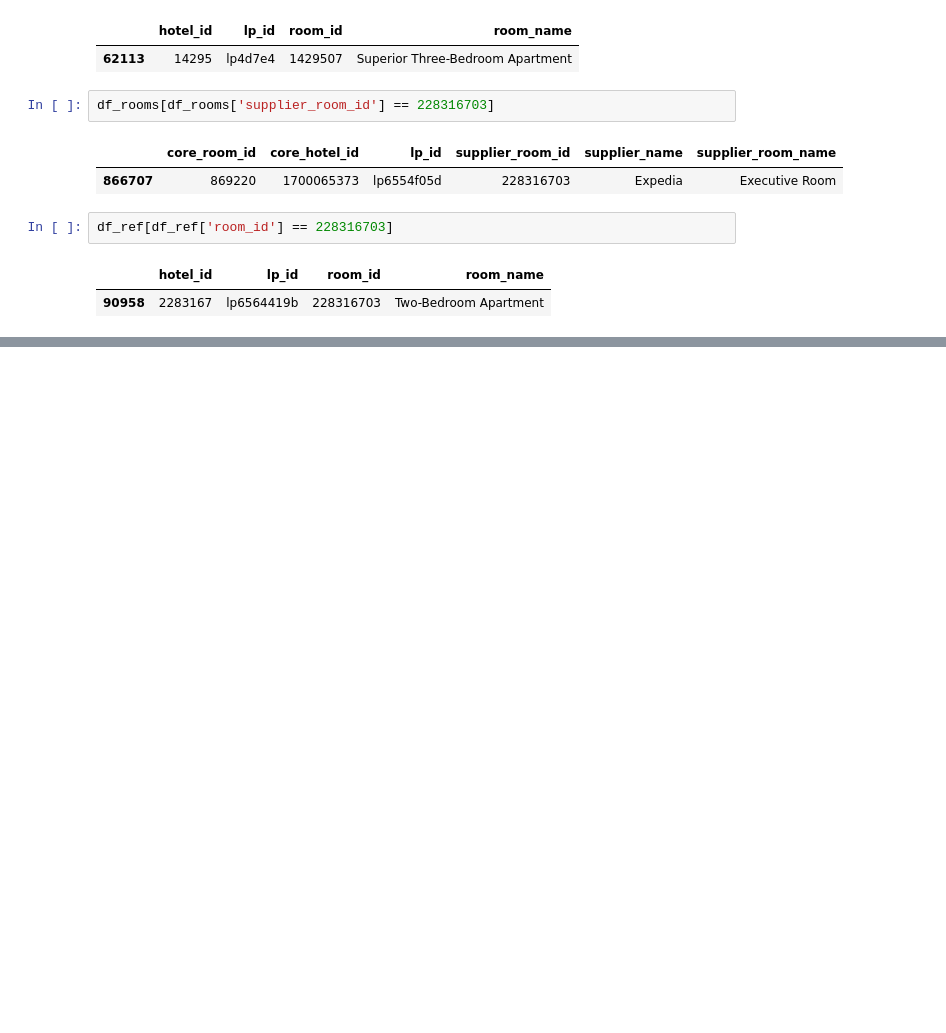
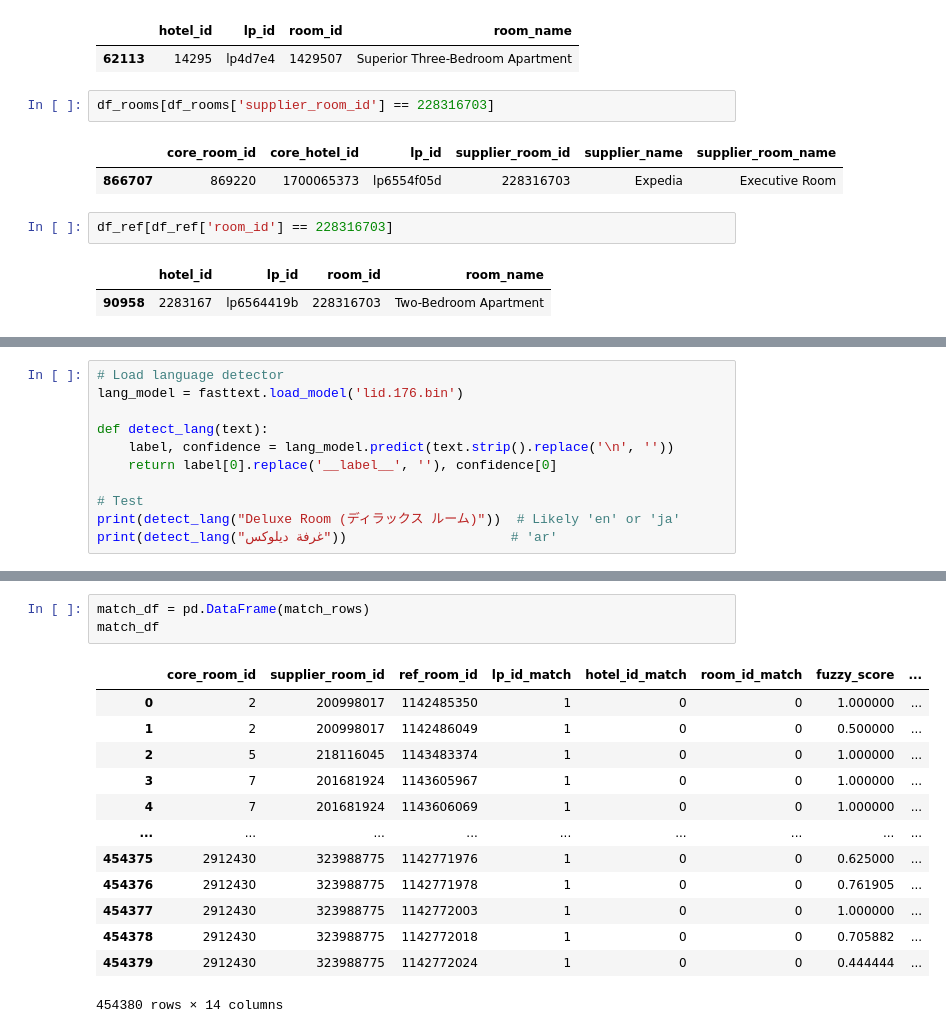
Before and after one commit to rytakahas/Room_Match, a Jupyter notebook: notebook/room_match_dev.ipynb, the cells around one changed output, grey strips where cells are left out. Cells and saved outputs as stored; diff of their text form; blank space fills up the shorter version.

```diff
--- a/notebook/room_match_dev.ipynb
+++ b/notebook/room_match_dev.ipynb
@@ -373,0 +417,11 @@ df_ref[df_ref['room_id'] == 228316703]
+# %%
+# Load language detector
+lang_model = fasttext.load_model('lid.176.bin')
+
+def detect_lang(text):
+    label, confidence = lang_model.predict(text.strip().replace('\n', ''))
+    return label[0].replace('__label__', ''), confidence[0]
+
+# Test
+print(detect_lang("Deluxe Room (ディラックス ルーム)"))  # Likely 'en' or 'ja'
+print(detect_lang("غرفة ديلوكس"))                     # 'ar'
@@ -373,0 +511,17 @@ df_ref[df_ref['room_id'] == 228316703]
+# %%
+match_df = pd.DataFrame(match_rows)
+match_df
+# %% [output]
+|  | core_room_id | supplier_room_id | ref_room_id | lp_id_match | hotel_id_match | room_id_match | fuzzy_score | ... |
+| 0 | 2 | 200998017 | 1142485350 | 1 | 0 | 0 | 1.000000 | ... |
+| 1 | 2 | 200998017 | 1142486049 | 1 | 0 | 0 | 0.500000 | ... |
+| 2 | 5 | 218116045 | 1143483374 | 1 | 0 | 0 | 1.000000 | ... |
+| 3 | 7 | 201681924 | 1143605967 | 1 | 0 | 0 | 1.000000 | ... |
+| 4 | 7 | 201681924 | 1143606069 | 1 | 0 | 0 | 1.000000 | ... |
+| ... | ... | ... | ... | ... | ... | ... | ... | ... |
+| 454375 | 2912430 | 323988775 | 1142771976 | 1 | 0 | 0 | 0.625000 | ... |
+| 454376 | 2912430 | 323988775 | 1142771978 | 1 | 0 | 0 | 0.761905 | ... |
+| 454377 | 2912430 | 323988775 | 1142772003 | 1 | 0 | 0 | 1.000000 | ... |
+| 454378 | 2912430 | 323988775 | 1142772018 | 1 | 0 | 0 | 0.705882 | ... |
+| 454379 | 2912430 | 323988775 | 1142772024 | 1 | 0 | 0 | 0.444444 | ... |
+454380 rows × 14 columns
```
Also changed, not shown: parts of 27 cells of this notebook.
